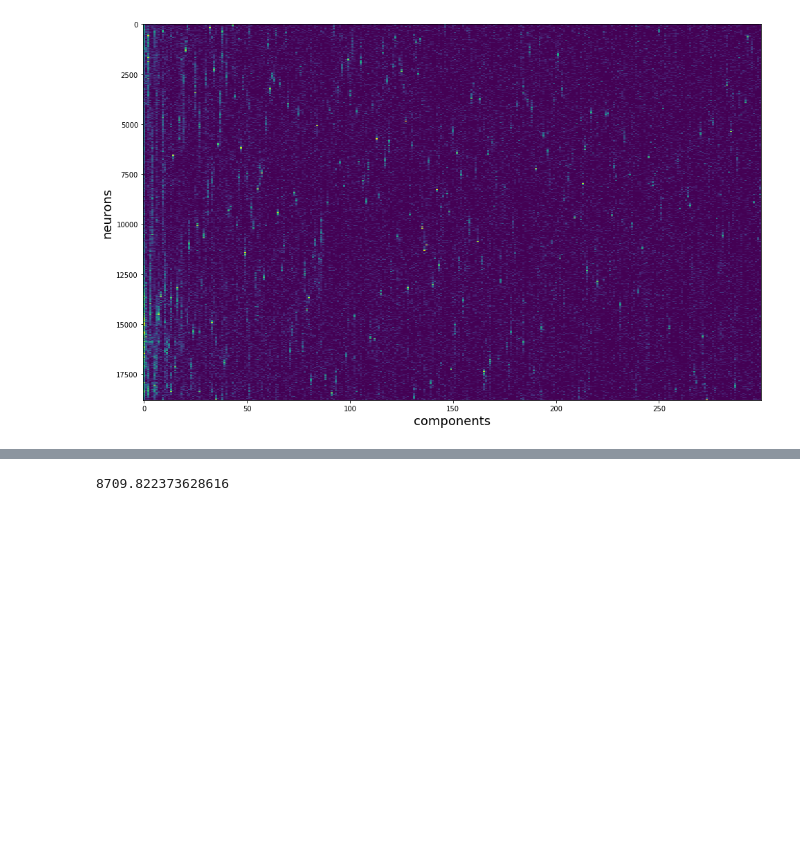
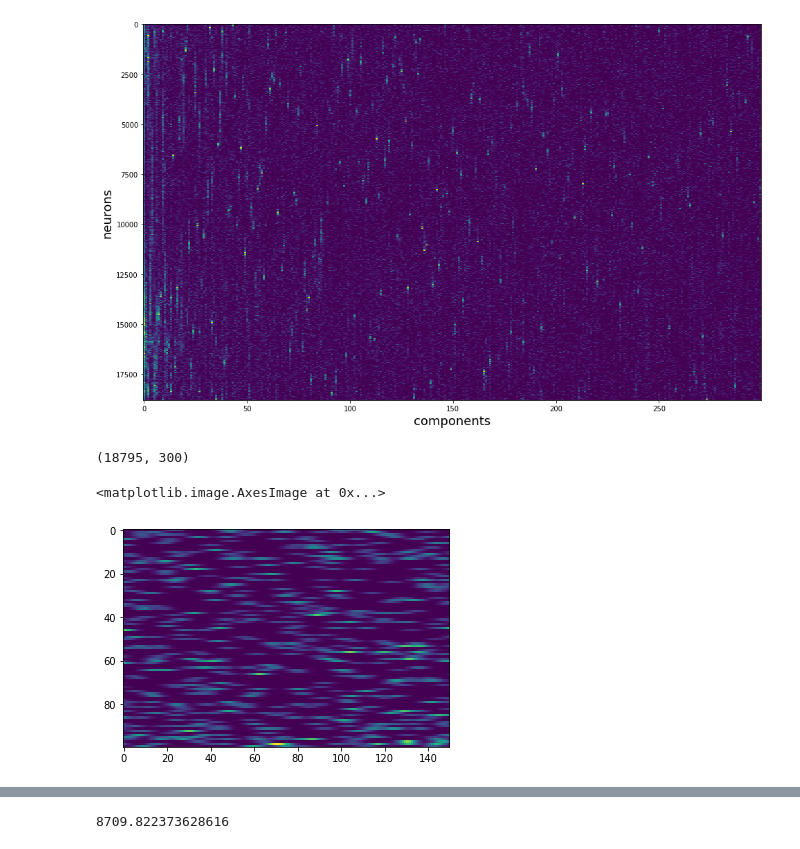
Before and after one commit to MouseLand/EnsemblePursuit, a Jupyter notebook: Visualizations/SpksNotebook.ipynb, the cells around one changed output, grey strips where cells are left out. Drawn from its saved outputs; the diff is of its cells as text; code cells hidden in the pictures; blank space fills up the shorter version.

Commit message:
Blocks of rastermap plot

```diff
--- a/Visualizations/SpksNotebook.ipynb
+++ b/Visualizations/SpksNotebook.ipynb
@@ -86,3 +86,11 @@ time; iteration;  explained PC variance
  [0.41858947 0.05747888 0.11769579 ... 0.         0.         0.        ]
  [0.40375465 0.04523056 0.1220492  ... 0.         0.         0.        ]]
 [figure]
+# %%
+print(Sm.shape)
+
+plt.imshow(Sm[:15000,100].reshape(100,150))
+# %% [output]
+(18795, 300)
+<matplotlib.image.AxesImage at 0x...>
+[figure, added]
```
Also changed, not shown: parts of 1 cell of this notebook.
